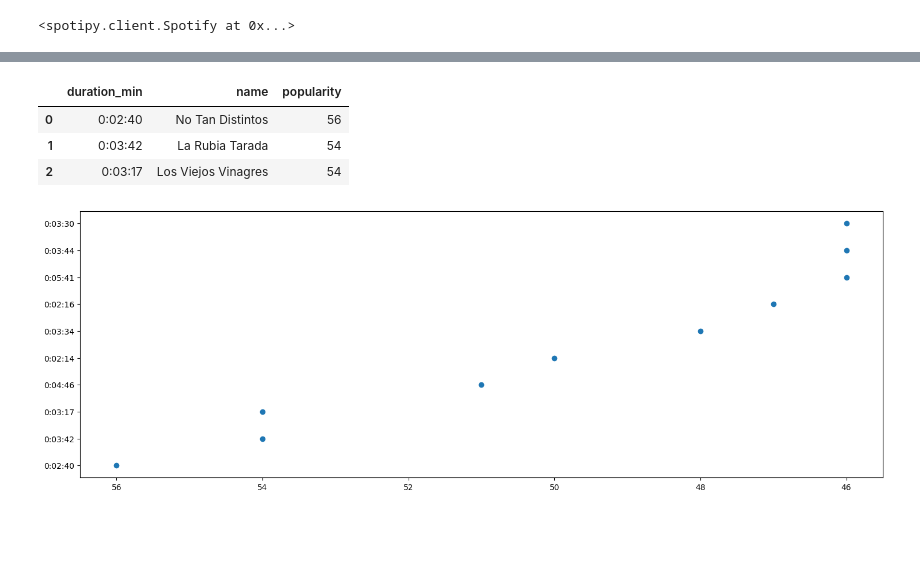
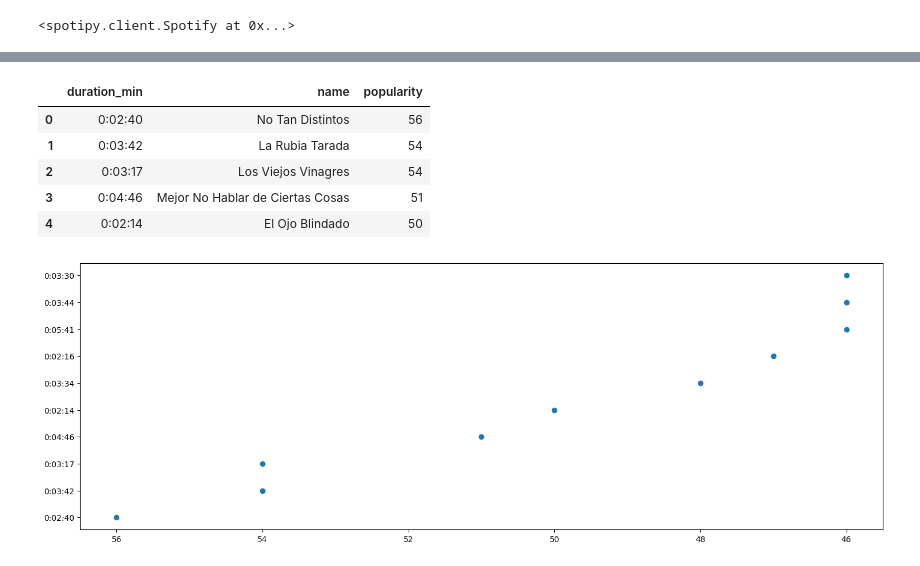
Before and after one commit to agustinluj/interacting-with-api-python-project-tutorial, a Jupyter notebook: src/explore.ipynb, the cells around one changed output, grey strips where cells are left out. Cells and saved outputs as stored; diff of their text form; code cells hidden in the pictures; blank space fills up the shorter version.

```diff
--- a/src/explore.ipynb
+++ b/src/explore.ipynb
@@ -102,12 +102,14 @@ pprint.pp(reduced_tracks)
  {'duration_min': '0:03:30', 'name': 'Crua Chan', 'popularity': 46}]
 # %%
 popular_tracks = pd.DataFrame(reduced_tracks)
-popular_tracks.sort_values(['popularity'],ascending=False).head(3)
+popular_tracks.sort_values(['popularity'],ascending=False).head()
 # %% [output]
 |  | duration_min | name | popularity |
 | 0 | 0:02:40 | No Tan Distintos | 56 |
 | 1 | 0:03:42 | La Rubia Tarada | 54 |
 | 2 | 0:03:17 | Los Viejos Vinagres | 54 |
+| 3 | 0:04:46 | Mejor No Hablar de Ciertas Cosas | 51 |
+| 4 | 0:02:14 | El Ojo Blindado | 50 |
 # %%
 plt.figure(figsize=(18,6))
 plt.scatter(popular_tracks['popularity'].sort_values(ascending=False),popular_tracks['duration_min'])
```
